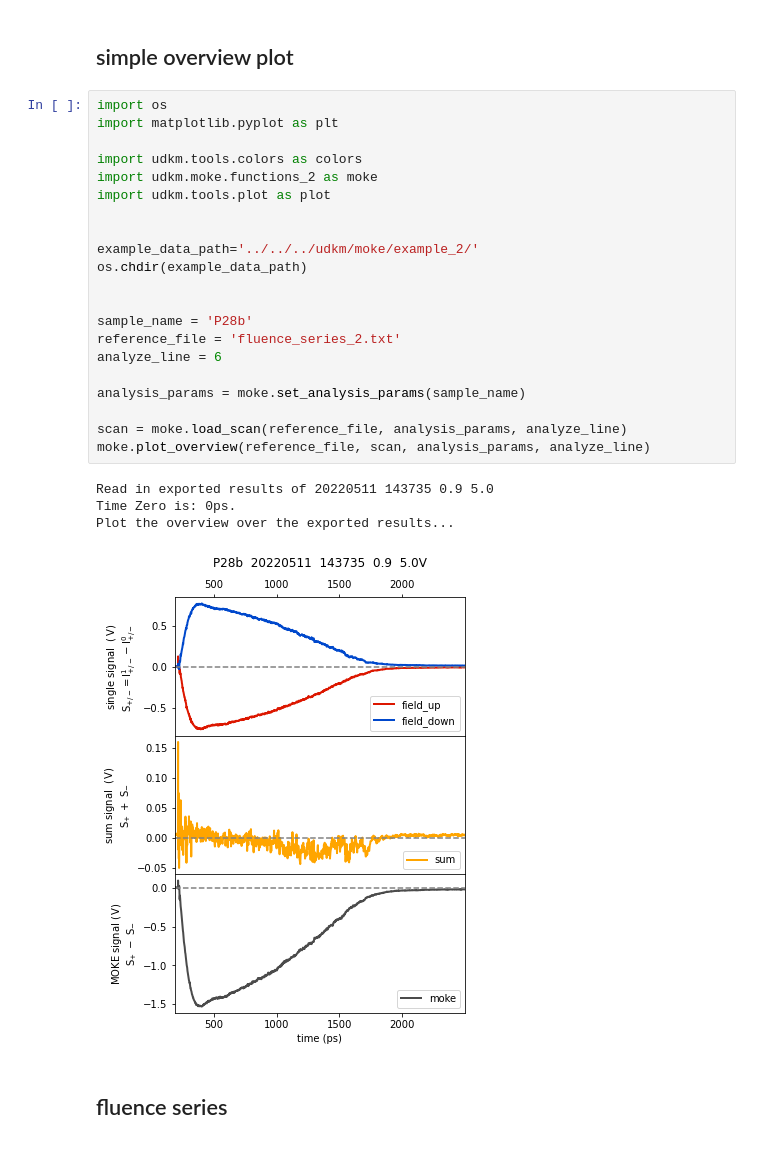
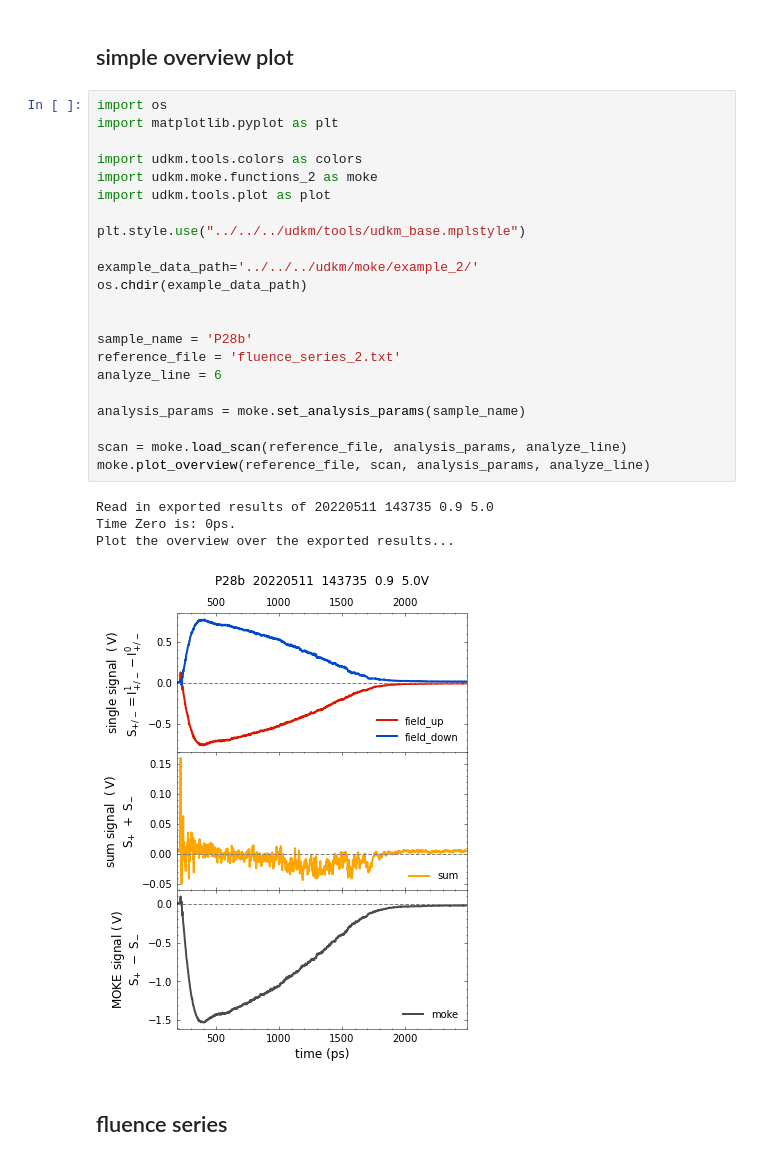
Before and after one commit to AvonReppert/udkm, a Jupyter notebook: docs/source/examples/moke_example.ipynb, the cells around one changed output. Saved outputs shown, nothing was run; the diff lists cells and outputs as text.

```diff
--- a/docs/source/examples/moke_example.ipynb
+++ b/docs/source/examples/moke_example.ipynb
@@ -7,29 +7,30 @@ the following snippets provide an example for the usage of the moke module for f
 # %%
 import os
 import matplotlib.pyplot as plt
 
 import udkm.tools.colors as colors
 import udkm.moke.functions_2 as moke
 import udkm.tools.plot as plot
 
+plt.style.use("../../../udkm/tools/udkm_base.mplstyle")
 
 example_data_path='../../../udkm/moke/example_2/'
 os.chdir(example_data_path)
 
 
 sample_name = 'P28b'
 reference_file = 'fluence_series_2.txt'
 analyze_line = 6
 
 analysis_params = moke.set_analysis_params(sample_name)
 
 scan = moke.load_scan(reference_file, analysis_params, analyze_line)
 moke.plot_overview(reference_file, scan, analysis_params, analyze_line)
 # %% [output]
 Read in exported results of 20220511 143735 0.9 5.0
 Time Zero is: 0ps.
 Plot the overview over the exported results...
-[figure, old version]
+[figure, new version]
 # %% [markdown]
 ## fluence series
 # %%
```
Also changed, not shown: parts of 2 cells of this notebook, 46 other files.
